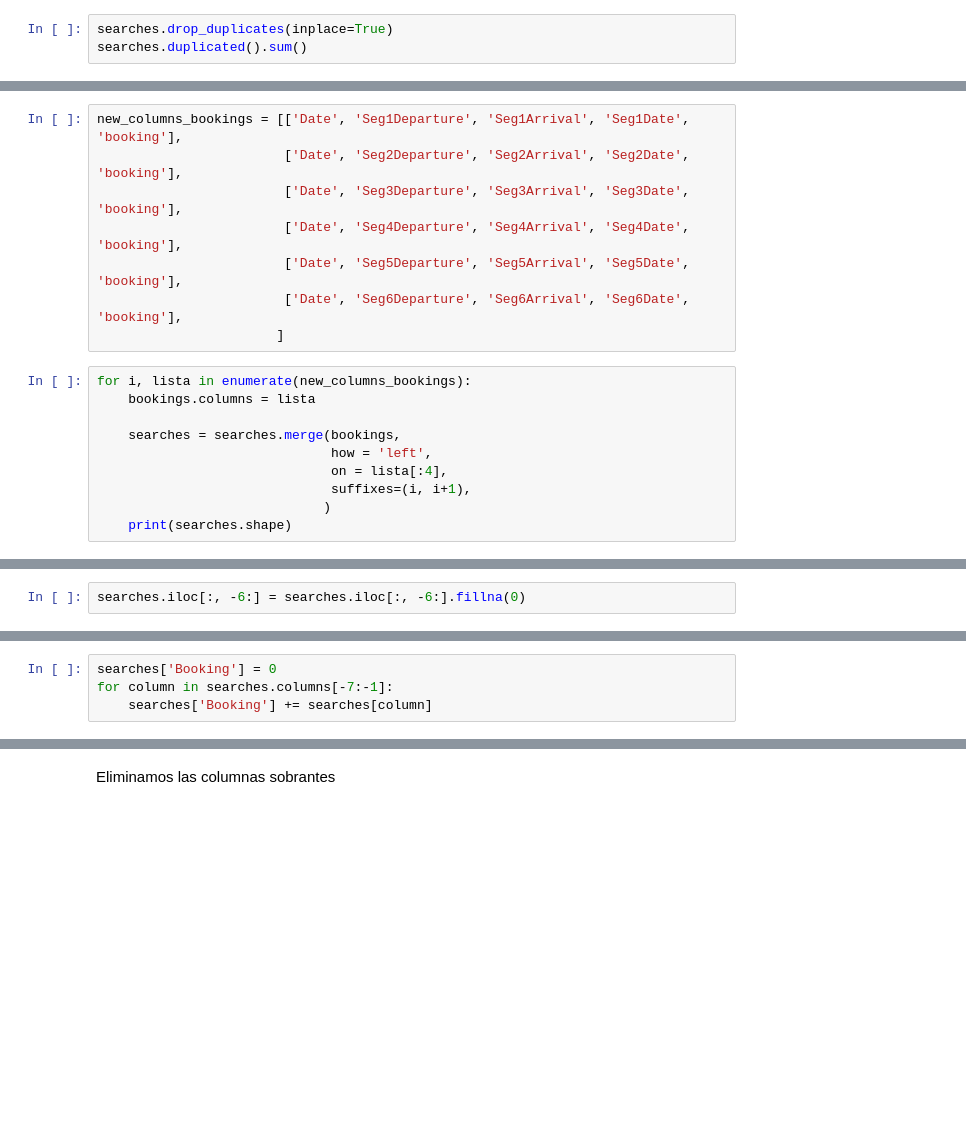
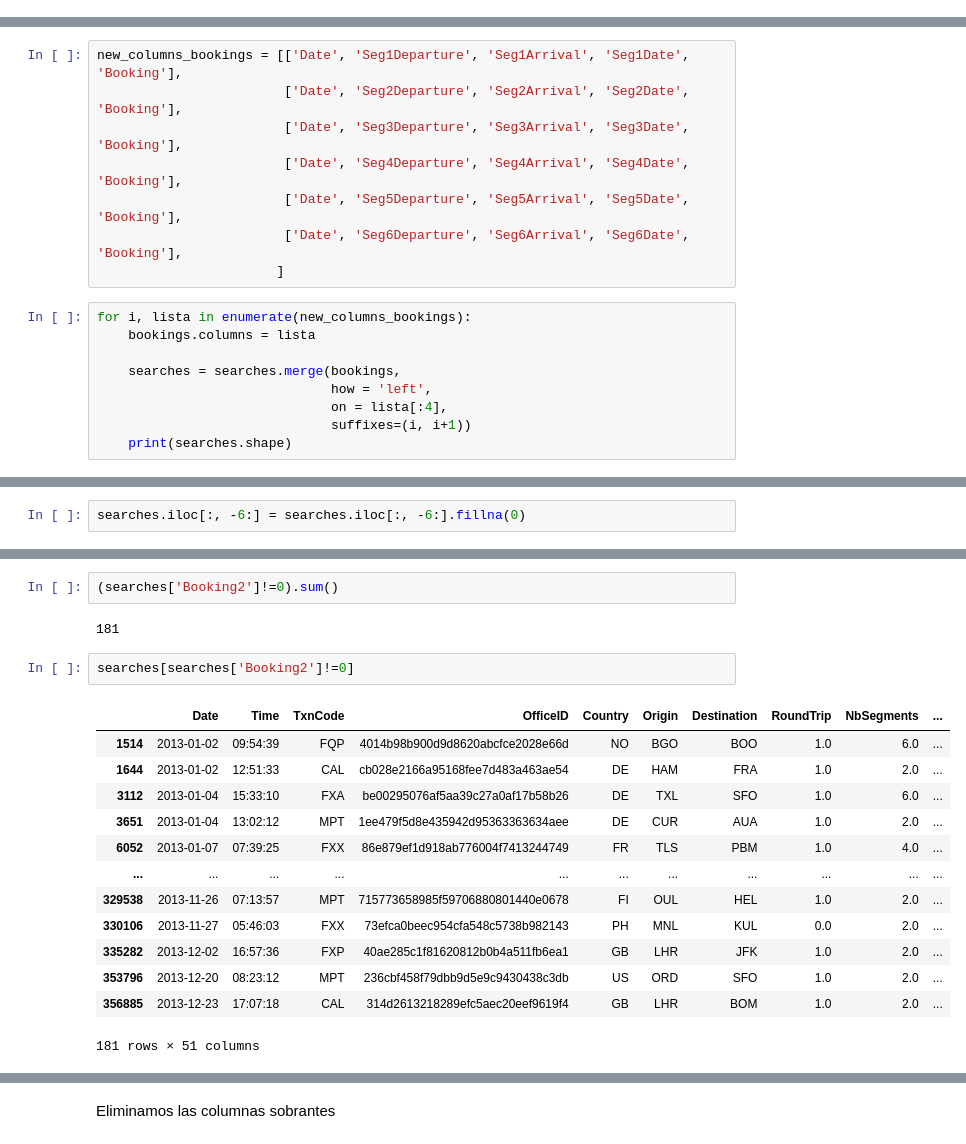
Before and after one commit to javiicc/DS_Challenge, a Jupyter notebook: Exercise_4.ipynb, the cells around one changed output, grey strips where cells are left out. Saved outputs shown, nothing was run; the diff lists cells and outputs as text; blank space fills up the shorter version.

```diff
--- a/Exercise_4.ipynb
+++ b/Exercise_4.ipynb
@@ -267,6 +333,3 @@ bookings.drop_duplicates(inplace=True)
 bookings.duplicated().sum()
 # %% [output]
 0
-# %%
-searches.drop_duplicates(inplace=True)
-searches.duplicated().sum()
@@ -292,10 +346,10 @@ Merge
 # %%
-new_columns_bookings = [['Date', 'Seg1Departure', 'Seg1Arrival', 'Seg1Date', 'booking'],
-                        ['Date', 'Seg2Departure', 'Seg2Arrival', 'Seg2Date', 'booking'],
-                        ['Date', 'Seg3Departure', 'Seg3Arrival', 'Seg3Date', 'booking'],
-                        ['Date', 'Seg4Departure', 'Seg4Arrival', 'Seg4Date', 'booking'],
-                        ['Date', 'Seg5Departure', 'Seg5Arrival', 'Seg5Date', 'booking'],
-                        ['Date', 'Seg6Departure', 'Seg6Arrival', 'Seg6Date', 'booking'],
+new_columns_bookings = [['Date', 'Seg1Departure', 'Seg1Arrival', 'Seg1Date', 'Booking'],
+                        ['Date', 'Seg2Departure', 'Seg2Arrival', 'Seg2Date', 'Booking'],
+                        ['Date', 'Seg3Departure', 'Seg3Arrival', 'Seg3Date', 'Booking'],
+                        ['Date', 'Seg4Departure', 'Seg4Arrival', 'Seg4Date', 'Booking'],
+                        ['Date', 'Seg5Departure', 'Seg5Arrival', 'Seg5Date', 'Booking'],
+                        ['Date', 'Seg6Departure', 'Seg6Arrival', 'Seg6Date', 'Booking'],
                        ]
 # %%
 for i, lista in enumerate(new_columns_bookings):
@@ -304,7 +358,6 @@ for i, lista in enumerate(new_columns_bookings):
     searches = searches.merge(bookings,
                               how = 'left',
                               on = lista[:4],
-                              suffixes=(i, i+1),
-                             )
+                              suffixes=(i, i+1))
     print(searches.shape)
 # %% [output]
@@ -363,4 +415,0 @@ Creamos la nueva columna
-# %%
-searches['Booking'] = 0
-for column in searches.columns[-7:-1]:
-    searches['Booking'] += searches[column]
@@ -366,0 +425,20 @@ for column in searches.columns[-7:-1]:
+# %%
+(searches['Booking2']!=0).sum()
+# %% [output]
+181
+# %%
+searches[searches['Booking2']!=0]
+# %% [output]
+|  | Date | Time | TxnCode | OfficeID | Country | Origin | Destination | RoundTrip | NbSegments | ... |
+| 1514 | 2013-01-02 | 09:54:39 | FQP | 4014b98b900d9d8620abcfce2028e66d | NO | BGO | BOO | 1.0 | 6.0 | ... |
+| 1644 | 2013-01-02 | 12:51:33 | CAL | cb028e2166a95168fee7d483a463ae54 | DE | HAM | FRA | 1.0 | 2.0 | ... |
+| 3112 | 2013-01-04 | 15:33:10 | FXA | be00295076af5aa39c27a0af17b58b26 | DE | TXL | SFO | 1.0 | 6.0 | ... |
+| 3651 | 2013-01-04 | 13:02:12 | MPT | 1ee479f5d8e435942d95363363634aee | DE | CUR | AUA | 1.0 | 2.0 | ... |
+| 6052 | 2013-01-07 | 07:39:25 | FXX | 86e879ef1d918ab776004f7413244749 | FR | TLS | PBM | 1.0 | 4.0 | ... |
+| ... | ... | ... | ... | ... | ... | ... | ... | ... | ... | ... |
+| 329538 | 2013-11-26 | 07:13:57 | MPT | 715773658985f59706880801440e0678 | FI | OUL | HEL | 1.0 | 2.0 | ... |
+| 330106 | 2013-11-27 | 05:46:03 | FXX | 73efca0beec954cfa548c5738b982143 | PH | MNL | KUL | 0.0 | 2.0 | ... |
+| 335282 | 2013-12-02 | 16:57:36 | FXP | 40ae285c1f81620812b0b4a511fb6ea1 | GB | LHR | JFK | 1.0 | 2.0 | ... |
+| 353796 | 2013-12-20 | 08:23:12 | MPT | 236cbf458f79dbb9d5e9c9430438c3db | US | ORD | SFO | 1.0 | 2.0 | ... |
+| 356885 | 2013-12-23 | 17:07:18 | CAL | 314d2613218289efc5aec20eef9619f4 | GB | LHR | BOM | 1.0 | 2.0 | ... |
+181 rows × 51 columns
```
Also changed, not shown: parts of 80 cells of this notebook.
